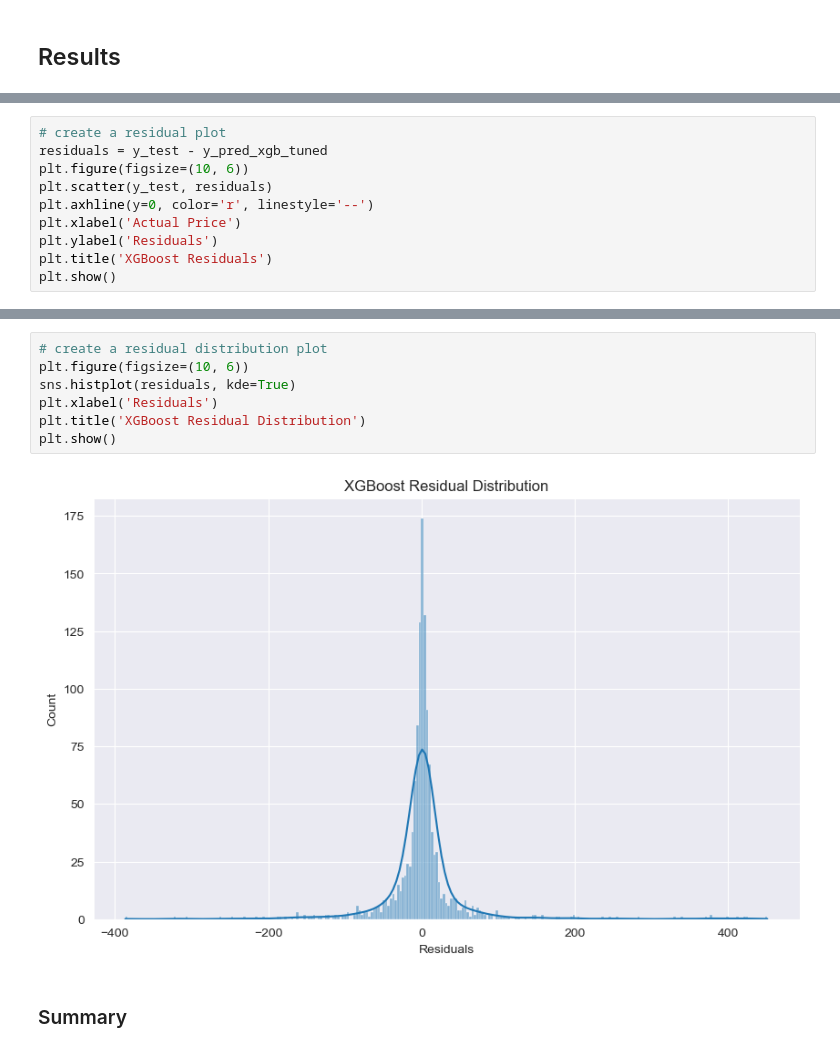
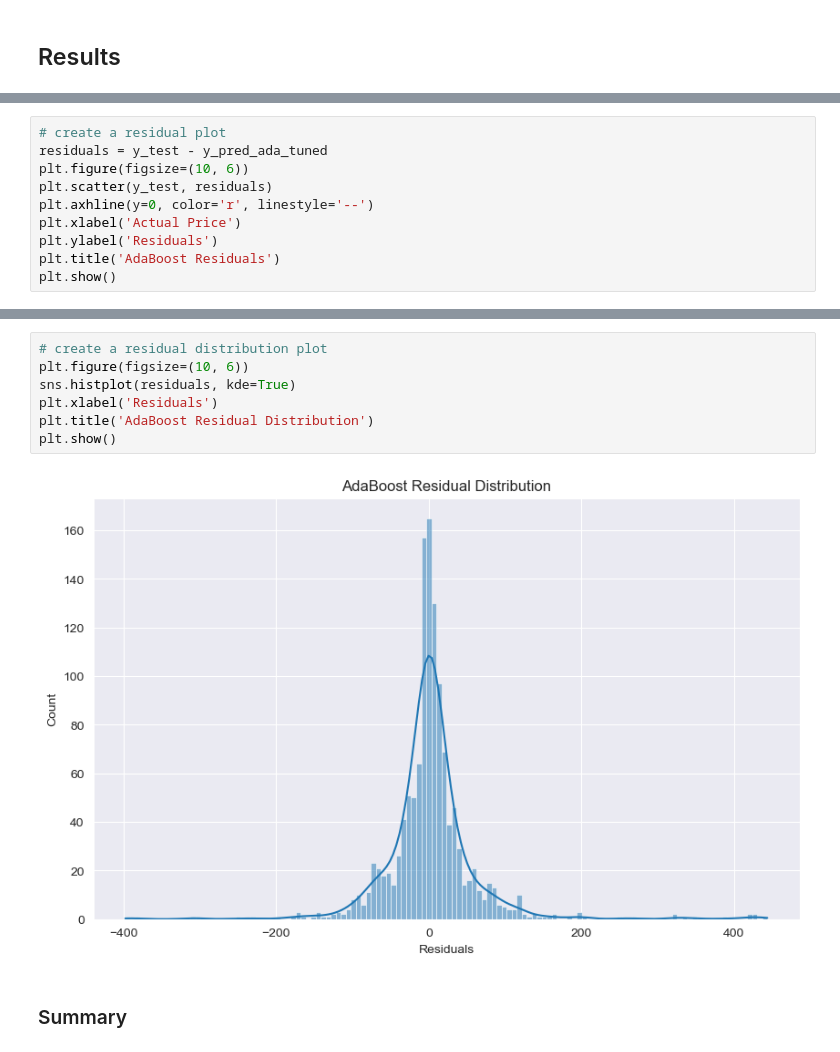
Before and after one commit to itsGarrin/nlp-commodities-price-prediction, a Jupyter notebook: notebook/nlp-commodities-price-prediction.ipynb, the cells around one changed output, grey strips where cells are left out. Drawn from its saved outputs; the diff is of its cells as text.

```diff
--- a/notebook/nlp-commodities-price-prediction.ipynb
+++ b/notebook/nlp-commodities-price-prediction.ipynb
@@ -1249,11 +1250,11 @@ plt.show()
 # %%
 # create a residual plot
-residuals = y_test - y_pred_xgb_tuned
+residuals = y_test - y_pred_ada_tuned
 plt.figure(figsize=(10, 6))
 plt.scatter(y_test, residuals)
 plt.axhline(y=0, color='r', linestyle='--')
 plt.xlabel('Actual Price')
 plt.ylabel('Residuals')
-plt.title('XGBoost Residuals')
+plt.title('AdaBoost Residuals')
 plt.show()
 # %% [output]
@@ -1261,12 +1262,12 @@ plt.show()
 # %%
 # create a residual distribution plot
 plt.figure(figsize=(10, 6))
 sns.histplot(residuals, kde=True)
 plt.xlabel('Residuals')
-plt.title('XGBoost Residual Distribution')
+plt.title('AdaBoost Residual Distribution')
 plt.show()
 # %% [output]
-[figure, old version]
+[figure, new version]
 # %% [markdown]
 ### Summary
 # %%
```
Also changed, not shown: parts of 11 cells of this notebook.
